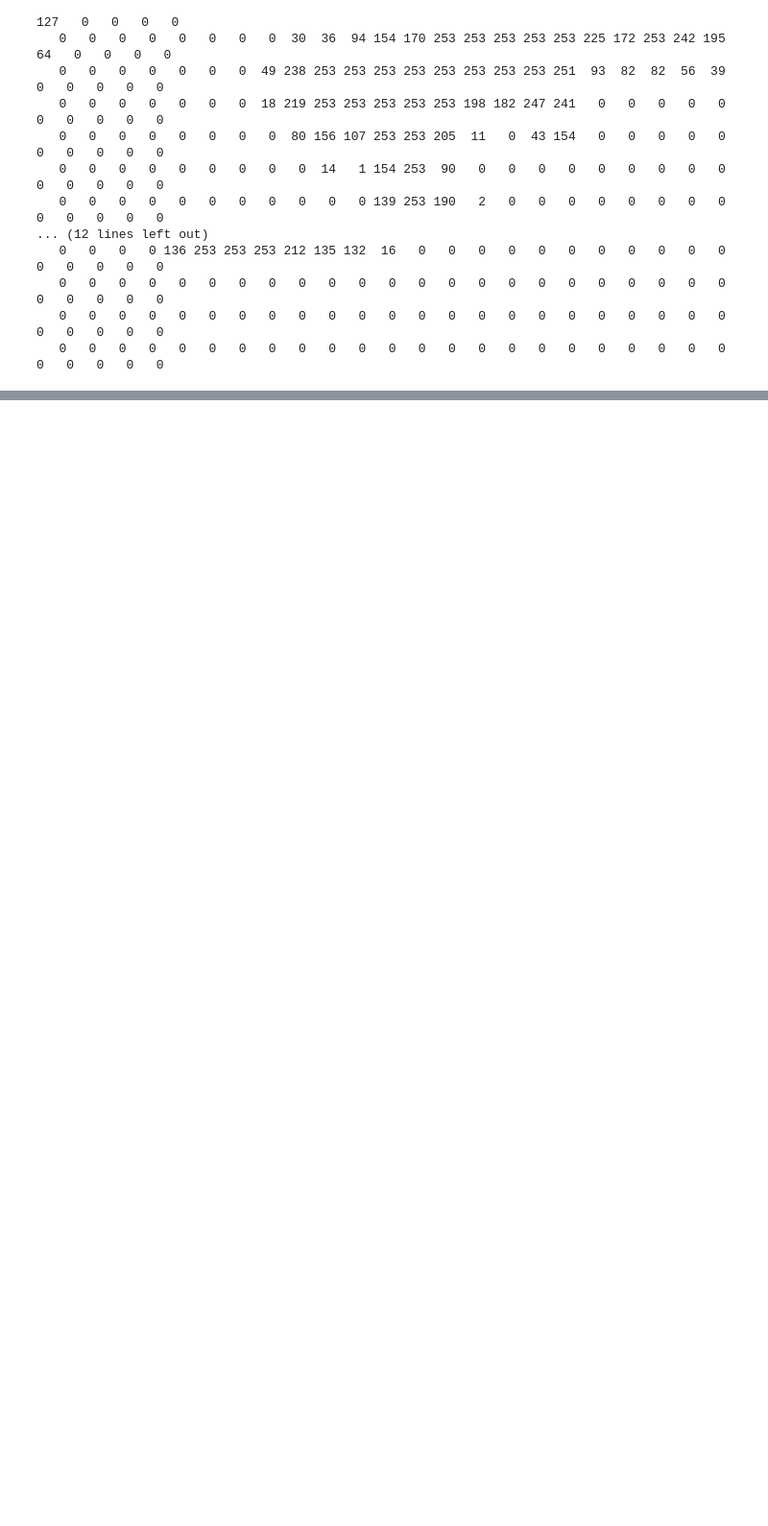
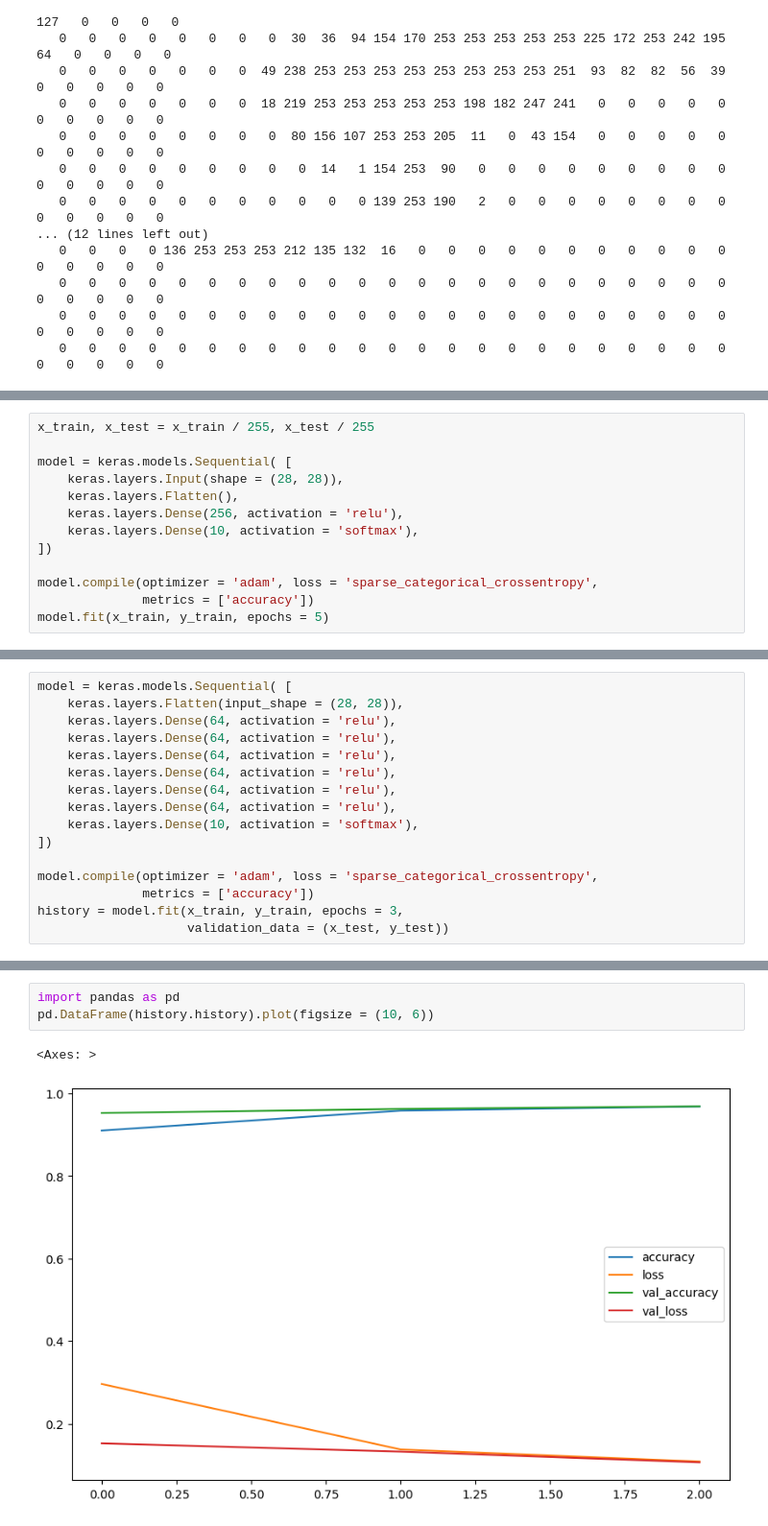
Before and after one commit to Choiwanwoo-03/MachineLearning_CodePractice, a Jupyter notebook: MNIST.ipynb, the cells around one changed output, grey strips where cells are left out. Shown at 96% size. Cells and saved outputs as stored; diff of their text form; blank space fills up the shorter version.

```diff
--- a/MNIST.ipynb
+++ b/MNIST.ipynb
@@ -48,0 +52,13 @@ for i in range(28) :
+# %%
+x_train, x_test = x_train / 255, x_test / 255
+
+model = keras.models.Sequential( [
+    keras.layers.Input(shape = (28, 28)),
+    keras.layers.Flatten(),
+    keras.layers.Dense(256, activation = 'relu'),
+    keras.layers.Dense(10, activation = 'softmax'),
+])
+
+model.compile(optimizer = 'adam', loss = 'sparse_categorical_crossentropy',
+              metrics = ['accuracy'])
+model.fit(x_train, y_train, epochs = 5)
@@ -48,0 +179,16 @@ for i in range(28) :
+# %%
+model = keras.models.Sequential( [
+    keras.layers.Flatten(input_shape = (28, 28)),
+    keras.layers.Dense(64, activation = 'relu'),
+    keras.layers.Dense(64, activation = 'relu'),
+    keras.layers.Dense(64, activation = 'relu'),
+    keras.layers.Dense(64, activation = 'relu'),
+    keras.layers.Dense(64, activation = 'relu'),
+    keras.layers.Dense(64, activation = 'relu'),
+    keras.layers.Dense(10, activation = 'softmax'),
+])
+
+model.compile(optimizer = 'adam', loss = 'sparse_categorical_crossentropy',
+              metrics = ['accuracy'])
+history = model.fit(x_train, y_train, epochs = 3,
+                    validation_data = (x_test, y_test))
@@ -48,0 +202,6 @@ for i in range(28) :
+# %%
+import pandas as pd
+pd.DataFrame(history.history).plot(figsize = (10, 6))
+# %% [output]
+<Axes: >
+[figure, added]
```
Also changed, not shown: parts of 18 cells of this notebook.
